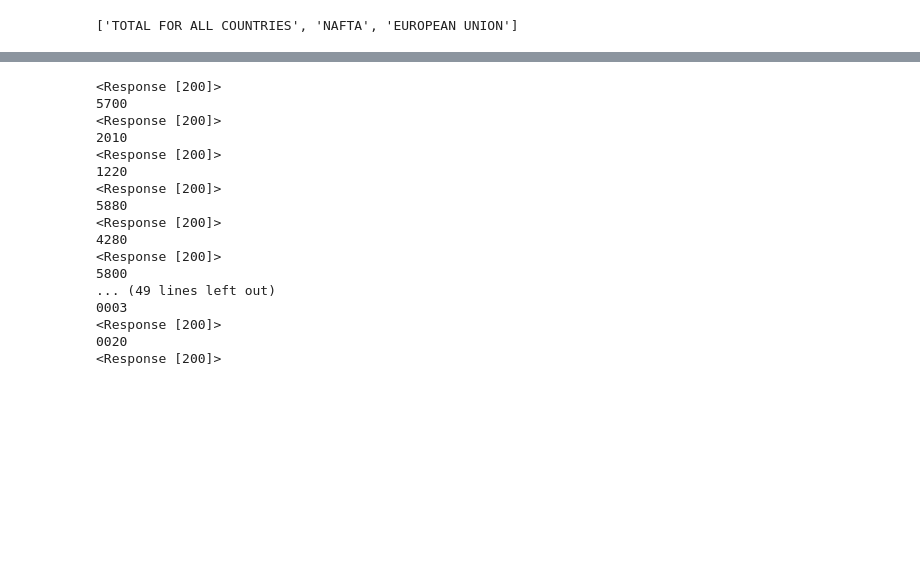
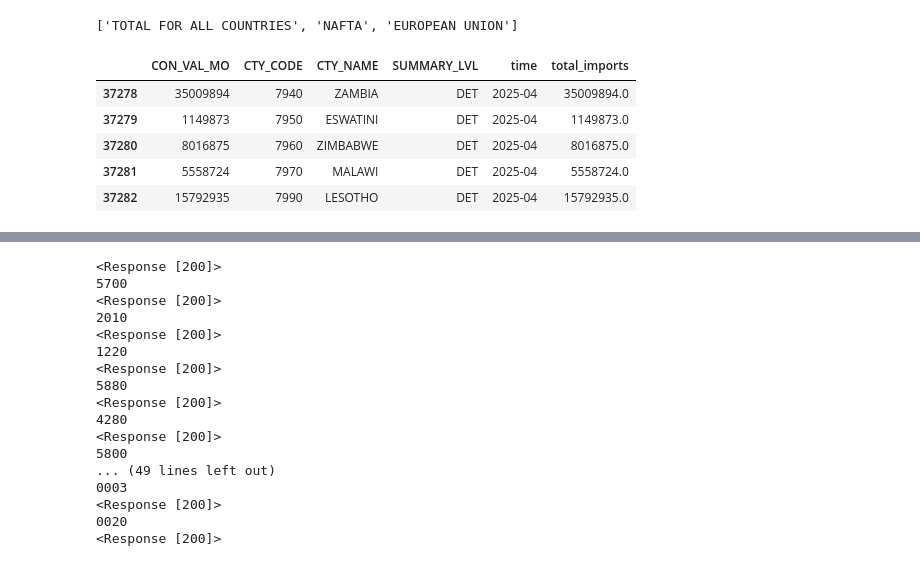
Before and after one commit to tradewartracker/us-imports-hs2, a Jupyter notebook: make-imports-hs2-dataset.ipynb, the cells around one changed output, grey strips where cells are left out. Drawn from its saved outputs; the diff is of its cells as text; code cells hidden in the pictures; blank space fills up the shorter version.

```diff
--- a/make-imports-hs2-dataset.ipynb
+++ b/make-imports-hs2-dataset.ipynb
@@ -50,6 +50,15 @@ country_list = list(top_products.sort_values(by = "total_imports", ascending = F
 # %% [output]
 <Response [200]>
 ['TOTAL FOR ALL COUNTRIES', 'NAFTA', 'EUROPEAN UNION']
+# %%
+df.tail()
+# %% [output]
+|  | CON_VAL_MO | CTY_CODE | CTY_NAME | SUMMARY_LVL | time | total_imports |
+| 37278 | 35009894 | 7940 | ZAMBIA | DET | 2025-04 | 35009894.0 |
+| 37279 | 1149873 | 7950 | ESWATINI | DET | 2025-04 | 1149873.0 |
+| 37280 | 8016875 | 7960 | ZIMBABWE | DET | 2025-04 | 8016875.0 |
+| 37281 | 5558724 | 7970 | MALAWI | DET | 2025-04 | 5558724.0 |
+| 37282 | 15792935 | 7990 | LESOTHO | DET | 2025-04 | 15792935.0 |
 # %%
 country_list[0] = ""
 # %%
```
Also changed, not shown: parts of 7 cells of this notebook, 2 other files.
